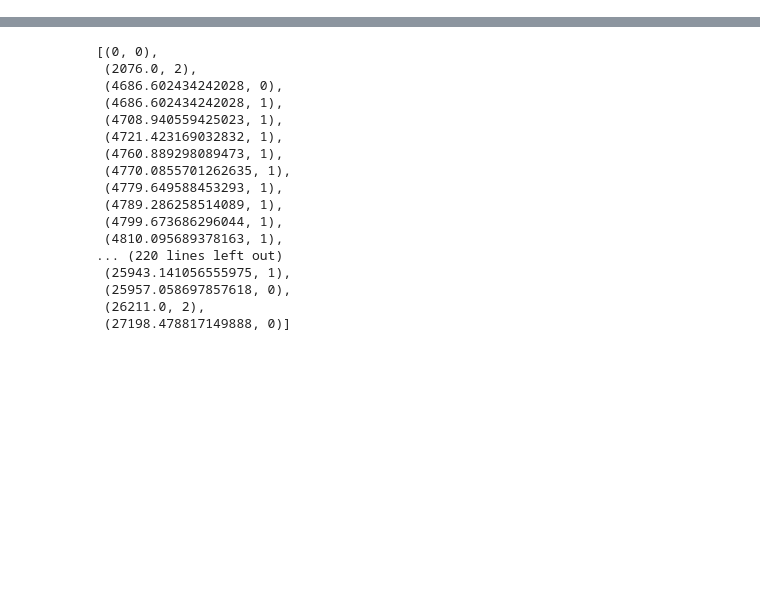
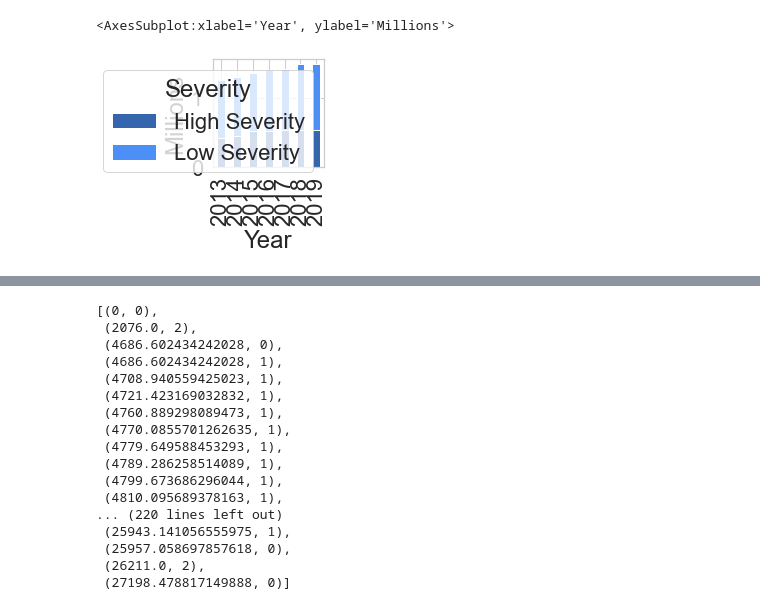
Before and after one commit to yamilbknsu/ems-ny-data, a Jupyter notebook: StatisticsDisplay.ipynb, the cells around one changed output, grey strips where cells are left out. Cells and saved outputs as stored; diff of their text form; code cells hidden in the pictures; blank space fills up the shorter version.

```diff
--- a/StatisticsDisplay.ipynb
+++ b/StatisticsDisplay.ipynb
@@ -15,4 +22,22 @@ from collections import defaultdict
 import GeoDataProcessing.dispatchAnalysis as DA
+# %%
+DATA_DIR = 'C://Users//Yamil//Proyectos//Proyectos en Git//Memoria Ambulancias//Old files//data//'
+with open(DATA_DIR + 'dispatch_data_reduced.pickle', 'rb') as f:
+    df = pickle.load(f)
+# %%
+A = df.groupby([pd.cut(df['FINAL_SEVERITY_LEVEL_CODE'], [1,3,7]), 'year']).size()
+A.index = A.index.set_levels([['High Severity', 'Low Severity'], [2013,2014,2015,2016,2017,2018,2019]])
+sns.set_theme(style="whitegrid", font_scale = 2)
+fig, ax = plt.subplots(figsize=(2,2))
+A = A.unstack()
+A.index = pd.Index(['High Severity', 'Low Severity'], dtype='object', name='Severity')
+A.columns = pd.Index([2013, 2014, 2015, 2016, 2017, 2018, 2019], dtype='int64', name='Year')
+ax.yaxis.get_offset_text().set_visible(False)
+A.T.plot(kind='bar', stacked=True, ax = ax, color=['#3565AD', '#4C90F7'], ylabel="Millions")
+#fig.savefig('fig.svg')
+# %% [output]
+<AxesSubplot:xlabel='Year', ylabel='Millions'>
+[figure, added]
 # %%
 with open('StatisticsResults/friday_0_survivalNoExp_preparedness_Relocate_Workload_0.2_NoUber_0.05_HRDemand_355ALS802BLS_600_129600.pickle', 'rb') as f:
     statistics = pickle.load(f)
```
Also changed, not shown: parts of 8 cells of this notebook, 3 other files.
